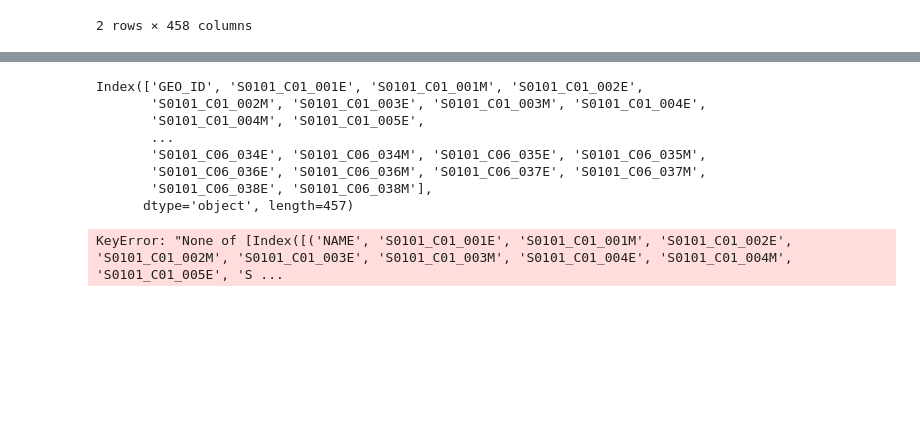
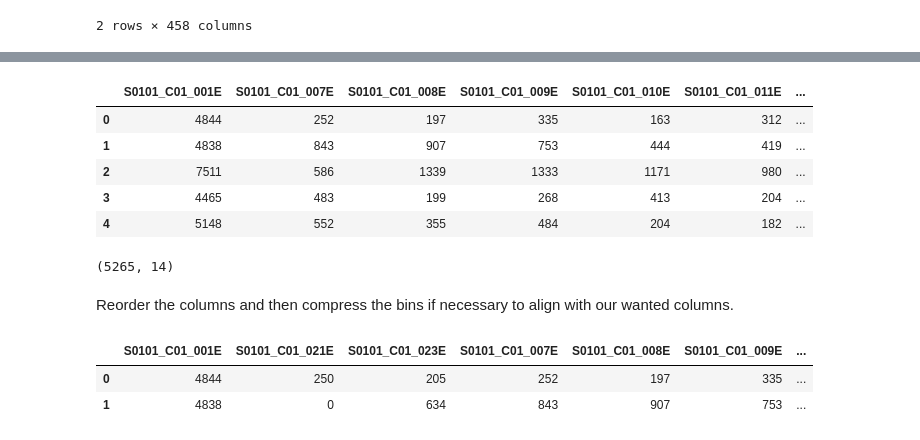
Before and after one commit to yuvanshu/LoopDashboard, a Jupyter notebook: Processing.ipynb, the cells around one changed output, grey strips where cells are left out. Cells and saved outputs as stored; diff of their text form; code cells hidden in the pictures; blank space fills up the shorter version.

```diff
--- a/Processing.ipynb
+++ b/Processing.ipynb
@@ -73,0 +124,2 @@ wanted_columns
+# %%
+S0101_data = S0101_data[wanted_columns]
@@ -73,0 +151,19 @@ wanted_columns
+# %%
+S0101_data.drop(index=0, axis=0, inplace=True)
+# %%
+S0101_data.reset_index(drop=True, inplace=True)
+# %%
+S0101_data.head()
+# %% [output]
+|  | S0101_C01_001E | S0101_C01_007E | S0101_C01_008E | S0101_C01_009E | S0101_C01_010E | S0101_C01_011E | ... |
+| 0 | 4844 | 252 | 197 | 335 | 163 | 312 | ... |
+| 1 | 4838 | 843 | 907 | 753 | 444 | 419 | ... |
+| 2 | 7511 | 586 | 1339 | 1333 | 1171 | 980 | ... |
+| 3 | 4465 | 483 | 199 | 268 | 413 | 204 | ... |
+| 4 | 5148 | 552 | 355 | 484 | 204 | 182 | ... |
+# %%
+S0101_data.shape
+# %% [output]
+(5265, 14)
+# %% [markdown]
+Reorder the columns and then compress the bins if necessary to align with our wanted columns.
@@ -74,15 +187,8 @@ wanted_columns
 # %%
-S0101_data.columns
+S0101_data = S0101_data[columns]
-# %% [output]
-Index(['GEO_ID', 'S0101_C01_001E', 'S0101_C01_001M', 'S0101_C01_002E',
-       'S0101_C01_002M', 'S0101_C01_003E', 'S0101_C01_003M', 'S0101_C01_004E',
-       'S0101_C01_004M', 'S0101_C01_005E',
-       ...
-       'S0101_C06_034E', 'S0101_C06_034M', 'S0101_C06_035E', 'S0101_C06_035M',
-       'S0101_C06_036E', 'S0101_C06_036M', 'S0101_C06_037E', 'S0101_C06_037M',
-       'S0101_C06_038E', 'S0101_C06_038M'],
-      dtype='object', length=457)
-# %%
-S0101_data = S0101_data[[wanted_columns]]
-# %% [output]
-KeyError: "None of [Index([('NAME', 'S0101_C01_001E', 'S0101_C01_001M', 'S0101_C01_002E', 'S0101_C01_002M', 'S0101_C01_003E', 'S0101_C01_003M', 'S0101_C01_004E', 'S0101_C01_004M', 'S0101_C01_005E', 'S ...
+# %%
+S0101_data.head(2)
+# %% [output]
+|  | S0101_C01_001E | S0101_C01_021E | S0101_C01_023E | S0101_C01_007E | S0101_C01_008E | S0101_C01_009E | ... |
+| 0 | 4844 | 250 | 205 | 252 | 197 | 335 | ... |
+| 1 | 4838 | 0 | 634 | 843 | 907 | 753 | ... |
```
Also changed, not shown: parts of 28 cells of this notebook, 1 other file.
